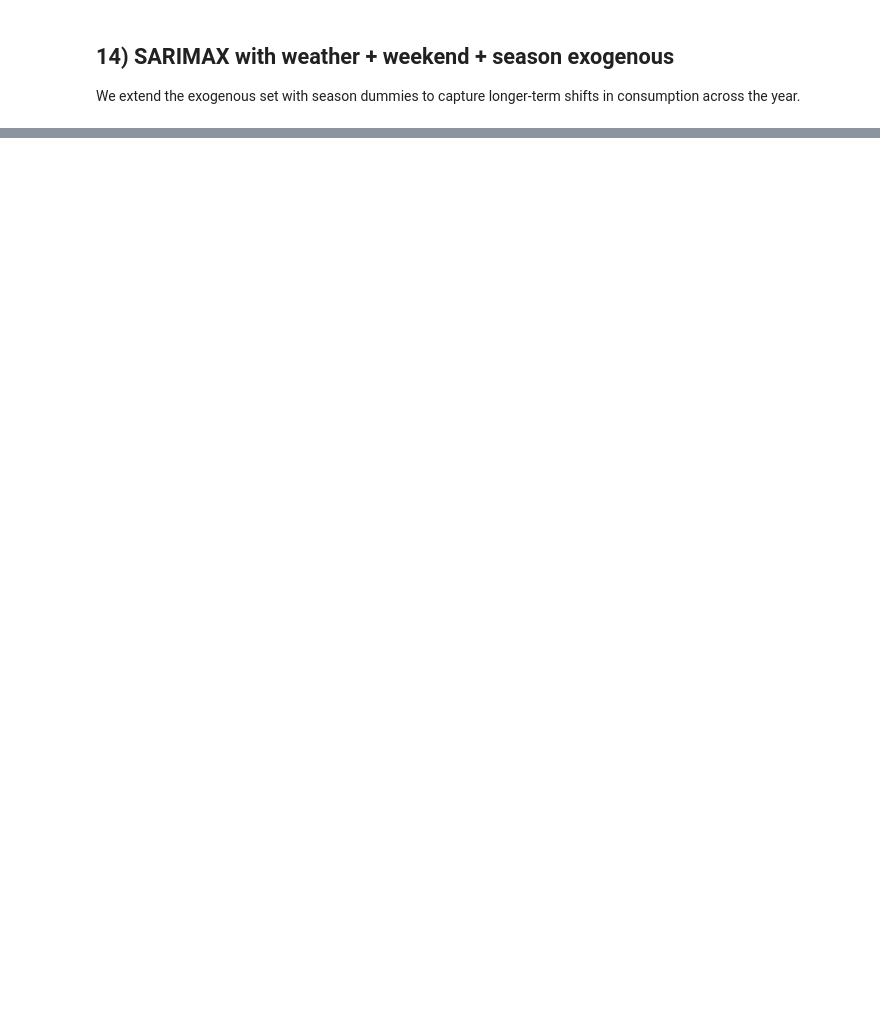
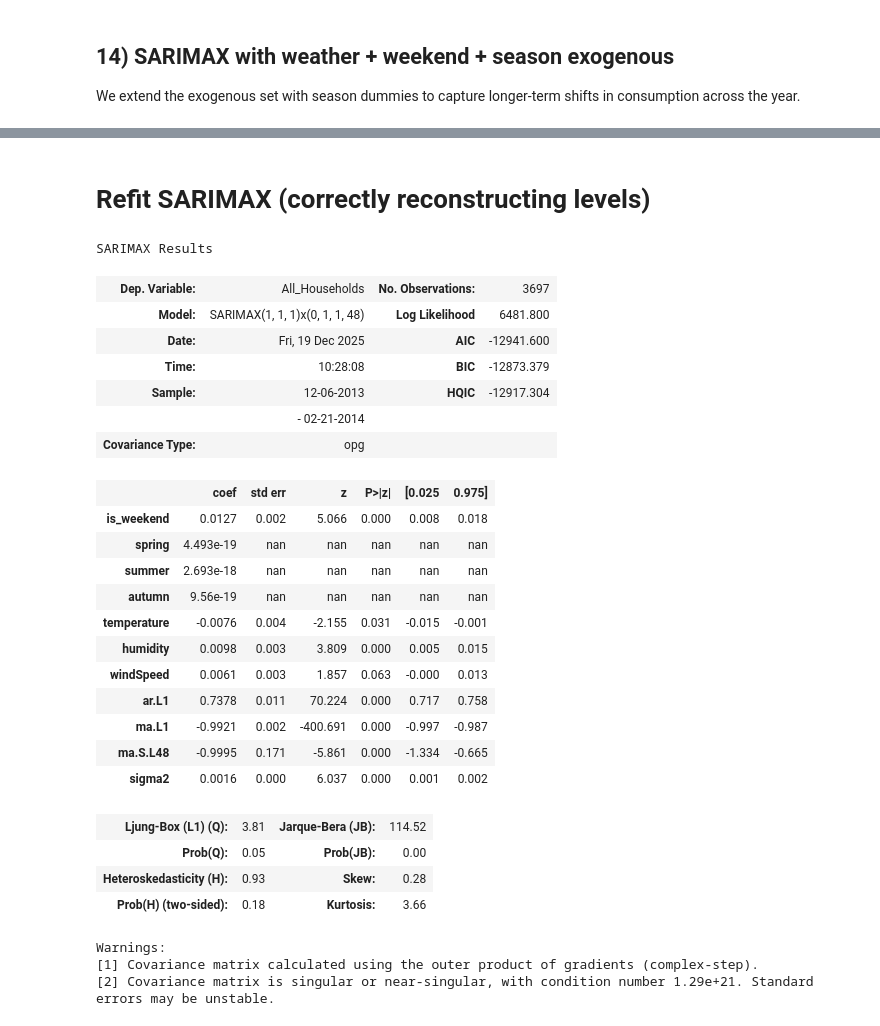
Before and after one commit to bertieford/forecast-and-flex, a Jupyter notebook: notebooks/weather_exploration.ipynb, the cells around one changed output, grey strips where cells are left out. Cells and saved outputs as stored; diff of their text form; code cells hidden in the pictures; blank space fills up the shorter version.

```diff
--- a/notebooks/weather_exploration.ipynb
+++ b/notebooks/weather_exploration.ipynb
@@ -357,0 +426,6 @@ plt.show()
+# %%
+# Force kwh to numeric (turns bad values into NaN)
+df["kwh"] = pd.to_numeric(df["kwh"], errors="coerce")
+
+# Drop rows where kwh is missing after conversion
+df = df.dropna(subset=["kwh"])
@@ -357,0 +670,48 @@ plt.show()
+# %% [markdown]
+# Refit SARIMAX (correctly reconstructing levels)
+# %%
+model = SARIMAX(
+    y_train,
+    exog=X_train_s,
+    order=(1, 1, 1),
+    seasonal_order=(0, 1, 1, 48),
+    enforce_stationarity=True,
+    enforce_invertibility=True,
+    simple_differencing=False   # <<< IMPORTANT CHANGE
+)
+
+results = model.fit(
+    method="lbfgs",
+    maxiter=60,
+    disp=False
+)
+
+results.summary()
+# %% [output]
+SARIMAX Results
+| Dep. Variable: | All_Households | No. Observations: | 3697 |
+| Model: | SARIMAX(1, 1, 1)x(0, 1, 1, 48) | Log Likelihood | 6481.800 |
+| Date: | Fri, 19 Dec 2025 | AIC | -12941.600 |
+| Time: | 10:28:08 | BIC | -12873.379 |
+| Sample: | 12-06-2013 | HQIC | -12917.304 |
+|  | - 02-21-2014 |  |  |
+| Covariance Type: | opg |  |  |
+|  | coef | std err | z | P>|z| | [0.025 | 0.975] |
+| is_weekend | 0.0127 | 0.002 | 5.066 | 0.000 | 0.008 | 0.018 |
+| spring | 4.493e-19 | nan | nan | nan | nan | nan |
+| summer | 2.693e-18 | nan | nan | nan | nan | nan |
+| autumn | 9.56e-19 | nan | nan | nan | nan | nan |
+| temperature | -0.0076 | 0.004 | -2.155 | 0.031 | -0.015 | -0.001 |
+| humidity | 0.0098 | 0.003 | 3.809 | 0.000 | 0.005 | 0.015 |
+| windSpeed | 0.0061 | 0.003 | 1.857 | 0.063 | -0.000 | 0.013 |
+| ar.L1 | 0.7378 | 0.011 | 70.224 | 0.000 | 0.717 | 0.758 |
+| ma.L1 | -0.9921 | 0.002 | -400.691 | 0.000 | -0.997 | -0.987 |
+| ma.S.L48 | -0.9995 | 0.171 | -5.861 | 0.000 | -1.334 | -0.665 |
+| sigma2 | 0.0016 | 0.000 | 6.037 | 0.000 | 0.001 | 0.002 |
+| Ljung-Box (L1) (Q): | 3.81 | Jarque-Bera (JB): | 114.52 |
+| Prob(Q): | 0.05 | Prob(JB): | 0.00 |
+| Heteroskedasticity (H): | 0.93 | Skew: | 0.28 |
+| Prob(H) (two-sided): | 0.18 | Kurtosis: | 3.66 |
+Warnings:
+[1] Covariance matrix calculated using the outer product of gradients (complex-step).
+[2] Covariance matrix is singular or near-singular, with condition number 1.29e+21. Standard errors may be unstable.
```
Also changed, not shown: parts of 68 cells of this notebook.
